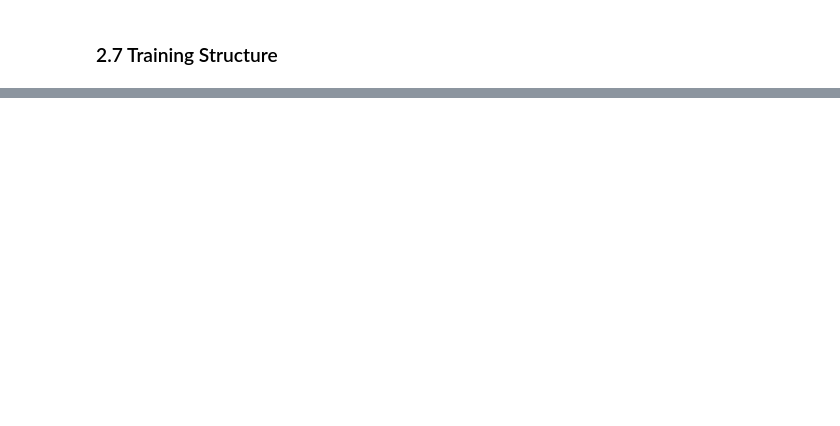
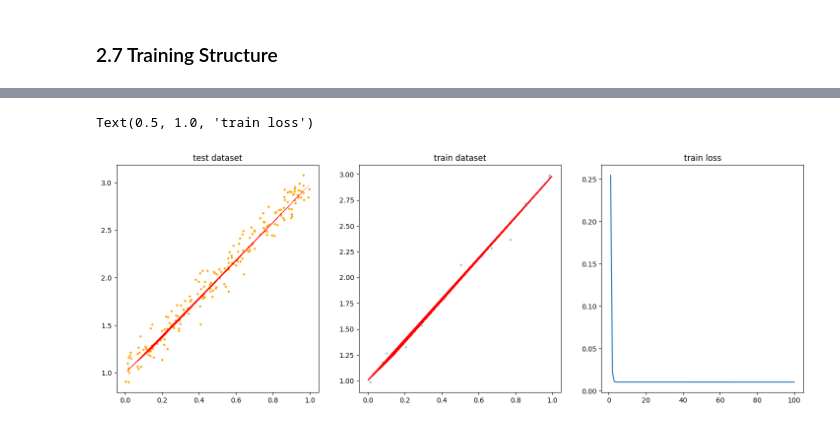
Before and after one commit to budermike/neural-ode-galaxy-gen, a Jupyter notebook: 01_foundations/pytorch_introduction.ipynb, the cells around one changed output, grey strips where cells are left out. Saved outputs shown, nothing was run; the diff lists cells and outputs as text; code cells hidden in the pictures; blank space fills up the shorter version.

```diff
--- a/01_foundations/pytorch_introduction.ipynb
+++ b/01_foundations/pytorch_introduction.ipynb
@@ -886,0 +1042,15 @@ Text(0.5, 1.0, 'train loss')
+# %%
+from torch.utils.data.dataset import random_split
+
+# load data
+x_tensor = torch.from_numpy(x).float()
+y_tensor = torch.from_numpy(y).float()
+
+dataset = TensorDataset(x_tensor, y_tensor)
+
+# split data
+train_dataset, eval_dataset, test_dataset = random_split(dataset, [600, 200, 200])
+
+train_loader = DataLoader(train_dataset, batch_size=16)
+eval_loader = DataLoader(eval_dataset, batch_size=200)
+test_loader = DataLoader(test_dataset, batch_size=200)
@@ -886,0 +1156,34 @@ Text(0.5, 1.0, 'train loss')
+# %%
+# use learned coeff
+y_pred = []
+with torch.inference_mode():
+     for x_batch, _ in test_loader:
+
+        x_batch = x_batch.to(device)
+
+        model.eval()
+        batch_pred = model(x_batch)
+
+        y_pred.append(batch_pred)
+
+y_pred = torch.cat(y_pred, dim=0)
+
+# plot data
+x_test = next(iter(test_loader))[0]
+y_test = next(iter(test_loader))[1]
+x_train = next(iter(train_loader))[0]
+y_train = next(iter(train_loader))[1]
+
+fig, ax = plt.subplots(1, 3, figsize=(18, 6))
+ax[0].scatter(x_test, y_test, s=5, c="orange")
+ax[1].scatter(x_train, y_train, s=5, c="skyblue")
+ax[0].plot(x_test, y_pred, linewidth=0.1, c="red")
+ax[1].plot(x_test, y_pred, c="red")
+ax[2].plot(range(1, epochs+1), train_history)
+
+ax[0].set_title("test dataset")
+ax[1].set_title("train dataset")
+ax[2].set_title("train loss")
+# %% [output]
+Text(0.5, 1.0, 'train loss')
+[figure, added]
```
Also changed, not shown: parts of 21 cells of this notebook.
